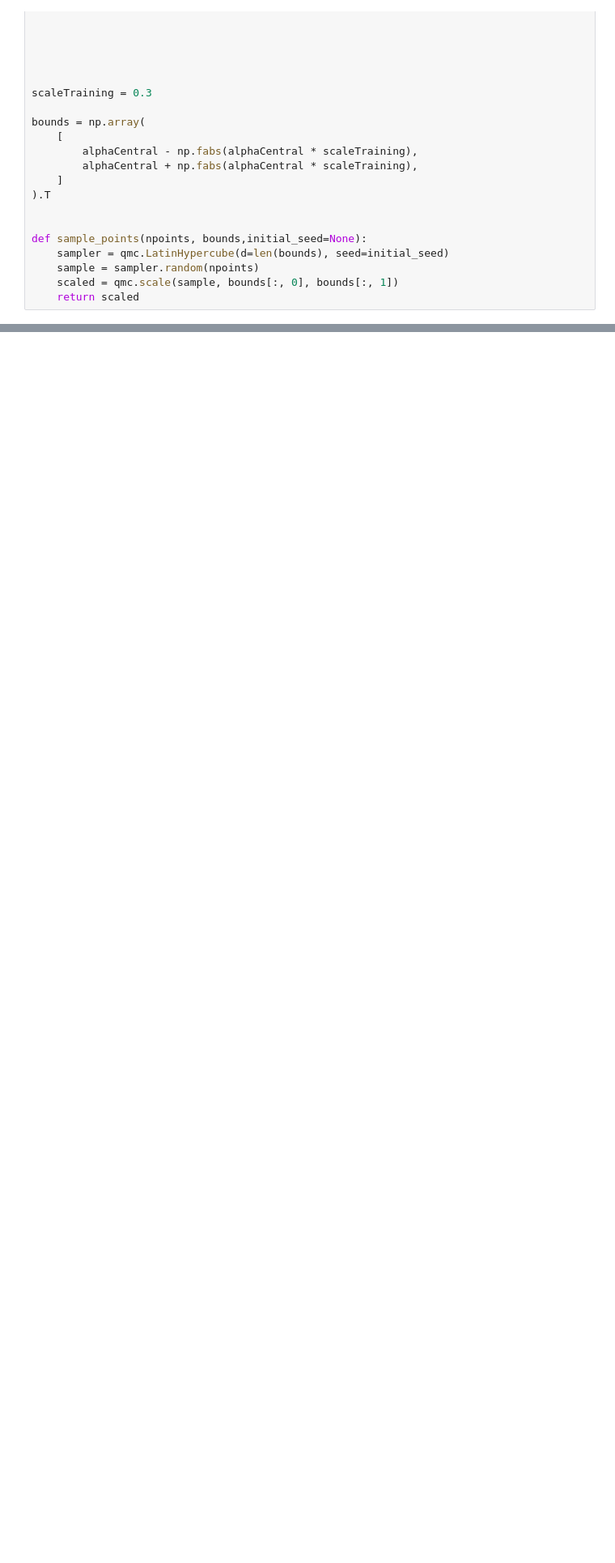
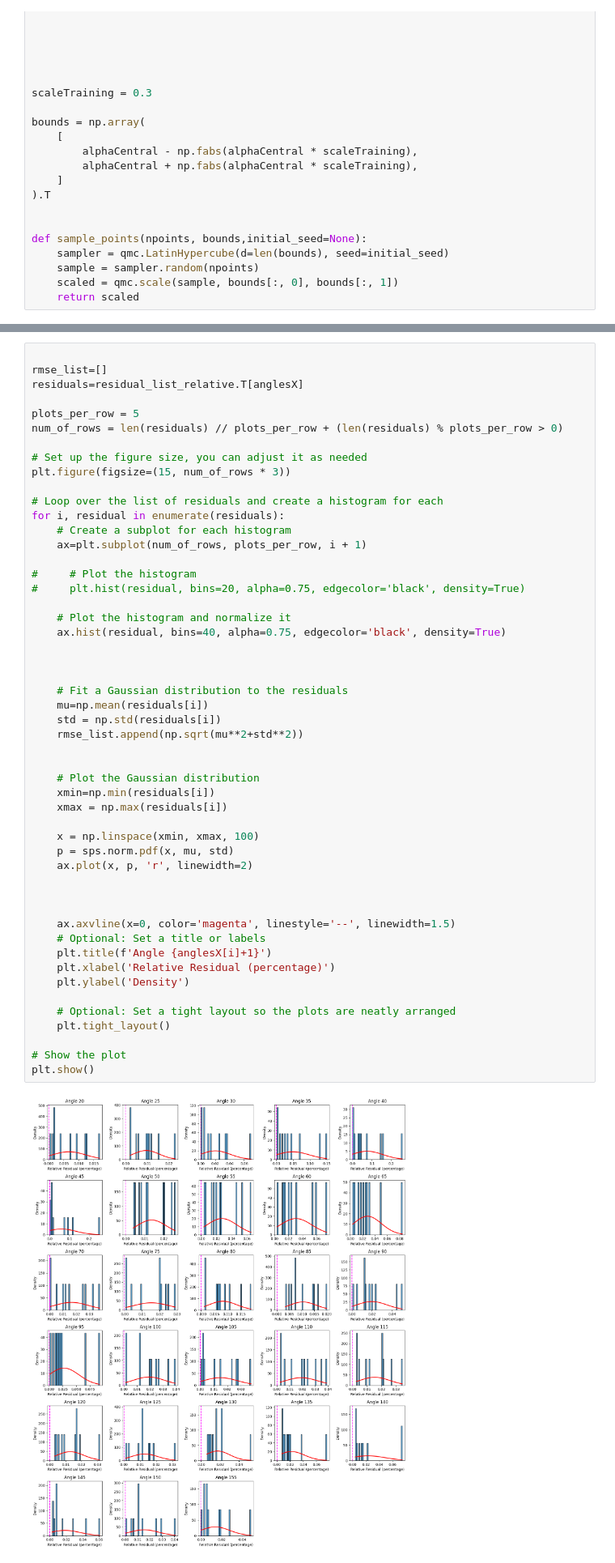
Before and after one commit to pabggpnMSU/ROSE_playground, a Jupyter notebook: MCMC_Neutrons.ipynb, the cells around one changed output, grey strips where cells are left out. Shown at 81% size. Cells and saved outputs as stored; diff of their text form; blank space fills up the shorter version.

```diff
--- a/MCMC_Neutrons.ipynb
+++ b/MCMC_Neutrons.ipynb
@@ -182,0 +286,53 @@ def sample_points(npoints, bounds,initial_seed=None):
+# %%
+
+rmse_list=[]
+residuals=residual_list_relative.T[anglesX]
+
+plots_per_row = 5
+num_of_rows = len(residuals) // plots_per_row + (len(residuals) % plots_per_row > 0)
+
+# Set up the figure size, you can adjust it as needed
+plt.figure(figsize=(15, num_of_rows * 3))
+
+# Loop over the list of residuals and create a histogram for each
+for i, residual in enumerate(residuals):
+    # Create a subplot for each histogram
+    ax=plt.subplot(num_of_rows, plots_per_row, i + 1)
+
+#     # Plot the histogram
+#     plt.hist(residual, bins=20, alpha=0.75, edgecolor='black', density=True)
+
+    # Plot the histogram and normalize it
+    ax.hist(residual, bins=40, alpha=0.75, edgecolor='black', density=True)
+
+
+
+    # Fit a Gaussian distribution to the residuals
+    mu=np.mean(residuals[i])
+    std = np.std(residuals[i])
+    rmse_list.append(np.sqrt(mu**2+std**2))
+
+
+    # Plot the Gaussian distribution
+    xmin=np.min(residuals[i])
+    xmax = np.max(residuals[i])
+
+    x = np.linspace(xmin, xmax, 100)
+    p = sps.norm.pdf(x, mu, std)
+    ax.plot(x, p, 'r', linewidth=2)
+
+
+
+    ax.axvline(x=0, color='magenta', linestyle='--', linewidth=1.5)
+    # Optional: Set a title or labels
+    plt.title(f'Angle {anglesX[i]+1}')
+    plt.xlabel('Relative Residual (percentage)')
+    plt.ylabel('Density')
+
+    # Optional: Set a tight layout so the plots are neatly arranged
+    plt.tight_layout()
+
+# Show the plot
+plt.show()
+# %% [output]
+[figure, added]
```
Also changed, not shown: parts of 16 cells of this notebook.
